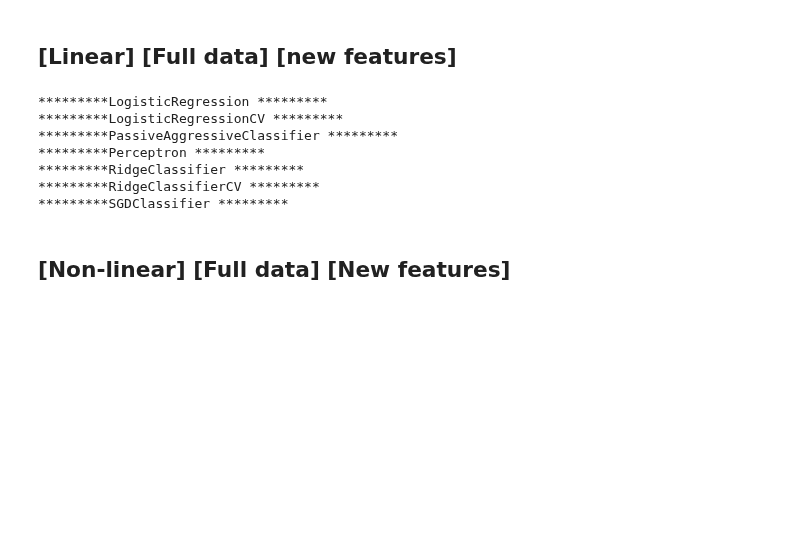
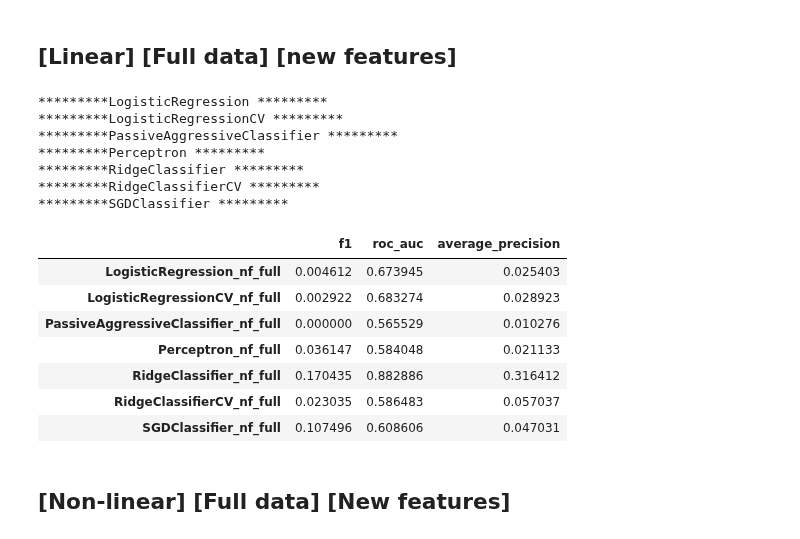
Before and after one commit to sashaaKr/master-of-science, a Jupyter notebook: semester_2/Advanced_Topics_in_Machine_Learning/assignment_2/Advanced Machine Learning_sasha - HW #2.ipynb, the cells around one changed output. Drawn from its saved outputs; the diff is of its cells as text; code cells hidden in the pictures; blank space fills up the shorter version.

```diff
--- a/semester_2/Advanced_Topics_in_Machine_Learning/assignment_2/Advanced Machine Learning_sasha - HW #2.ipynb
+++ b/semester_2/Advanced_Topics_in_Machine_Learning/assignment_2/Advanced Machine Learning_sasha - HW #2.ipynb
@@ -768,6 +875,17 @@ for regressor in regressors:
 *********RidgeClassifier *********
 *********RidgeClassifierCV *********
 *********SGDClassifier *********
+# %%
+scores_df
+# %% [output]
+|  | f1 | roc_auc | average_precision |
+| LogisticRegression_nf_full | 0.004612 | 0.673945 | 0.025403 |
+| LogisticRegressionCV_nf_full | 0.002922 | 0.683274 | 0.028923 |
+| PassiveAggressiveClassifier_nf_full | 0.000000 | 0.565529 | 0.010276 |
+| Perceptron_nf_full | 0.036147 | 0.584048 | 0.021133 |
+| RidgeClassifier_nf_full | 0.170435 | 0.882886 | 0.316412 |
+| RidgeClassifierCV_nf_full | 0.023035 | 0.586483 | 0.057037 |
+| SGDClassifier_nf_full | 0.107496 | 0.608606 | 0.047031 |
 # %% [markdown]
 ## [Non-linear] [Full data] [New features]
 # %%
```
Also changed, not shown: parts of 29 cells of this notebook.
